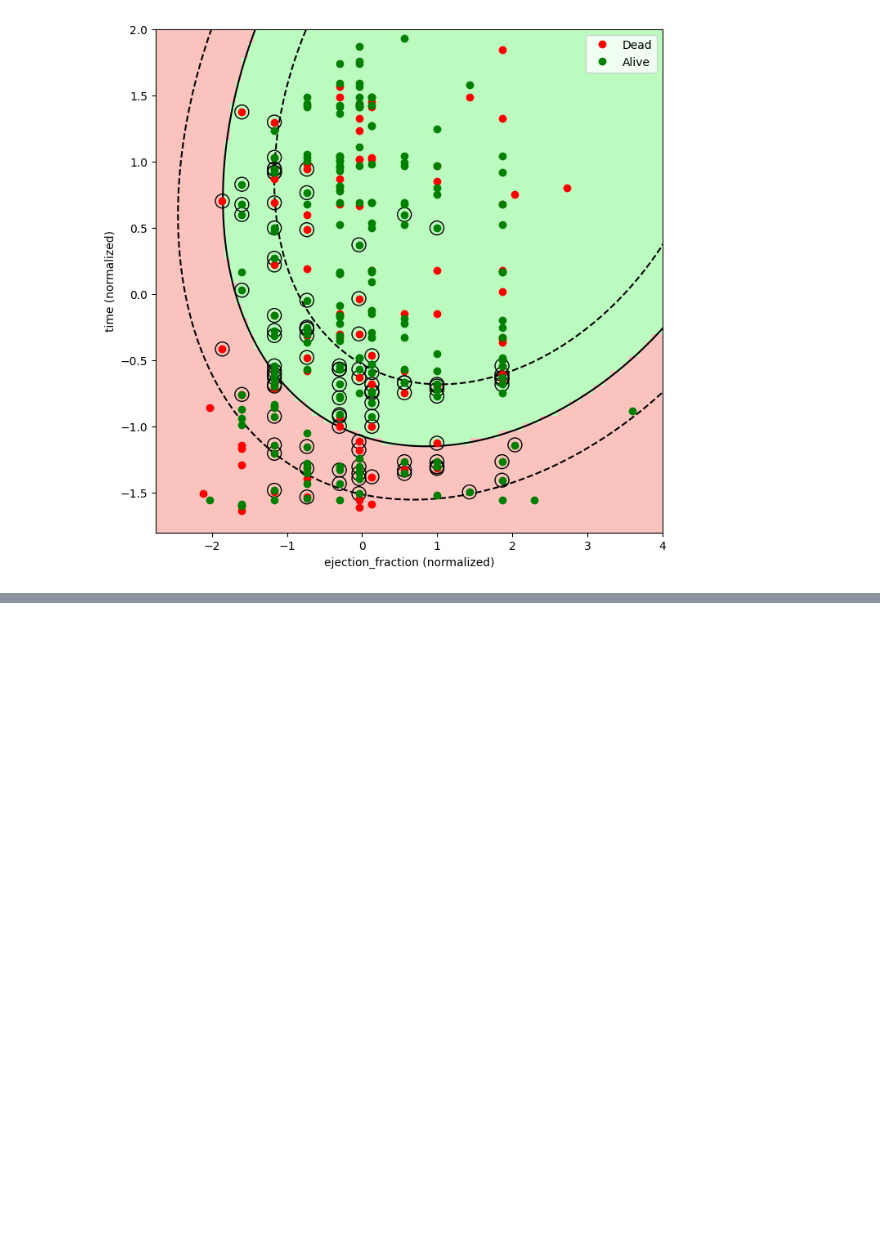
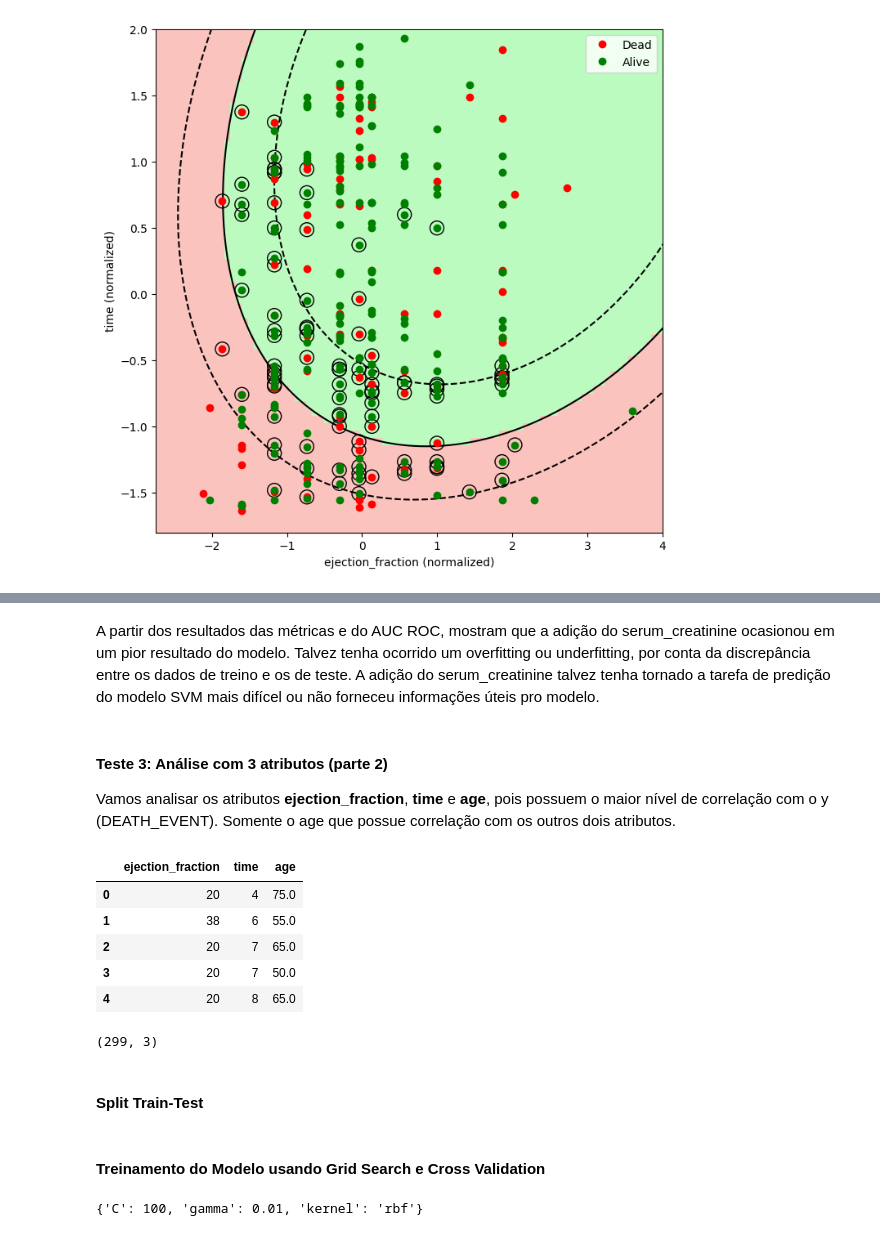
Before and after one commit to JoaoGabrielTN/Pratica-SVM, a Jupyter notebook: Data_Analysis.ipynb, the cells around one changed output, grey strips where cells are left out. Saved outputs shown, nothing was run; the diff lists cells and outputs as text; code cells hidden in the pictures; blank space fills up the shorter version.

```diff
--- a/Data_Analysis.ipynb
+++ b/Data_Analysis.ipynb
@@ -368,0 +452,26 @@ ax.legend()
+# %% [markdown]
+A partir dos resultados das métricas e do AUC ROC, mostram que a adição do serum_creatinine ocasionou em um pior resultado do modelo. Talvez tenha ocorrido um overfitting ou underfitting, por conta da discrepância entre os dados de treino e os de teste. A adição do serum_creatinine talvez tenha tornado a tarefa de predição do modelo SVM mais difícel ou não forneceu informações úteis pro modelo.
+# %% [markdown]
+#### Teste 3: Análise com 3 atributos (parte 2)
+
+Vamos analisar os atributos **ejection_fraction**, **time** e **age**, pois possuem o maior nível de correlação com o y (DEATH_EVENT). Somente o age que possue correlação com os outros dois atributos.
+# %%
+# Separar os atributos
+
+X4 = X[['ejection_fraction', "time", "age"]]
+X4.head()
+# %% [output]
+|  | ejection_fraction | time | age |
+| 0 | 20 | 4 | 75.0 |
+| 1 | 38 | 6 | 55.0 |
+| 2 | 20 | 7 | 65.0 |
+| 3 | 20 | 7 | 50.0 |
+| 4 | 20 | 8 | 65.0 |
+# %%
+# Confirmando a quantidade
+
+X4.shape
+# %% [output]
+(299, 3)
+# %% [markdown]
+#### Split Train-Test
@@ -368,0 +486,2 @@ ax.legend()
+# %% [markdown]
+#### Treinamento do Modelo usando Grid Search e Cross Validation
@@ -368,0 +492,7 @@ ax.legend()
+# %%
+# Vizualizando quais foram os melhores parâmetros
+# Podemos observar que ele mudou todos os valores do parâmetros
+
+grid.best_params_
+# %% [output]
+{'C': 100, 'gamma': 0.01, 'kernel': 'rbf'}
```
Also changed, not shown: parts of 20 cells of this notebook.
